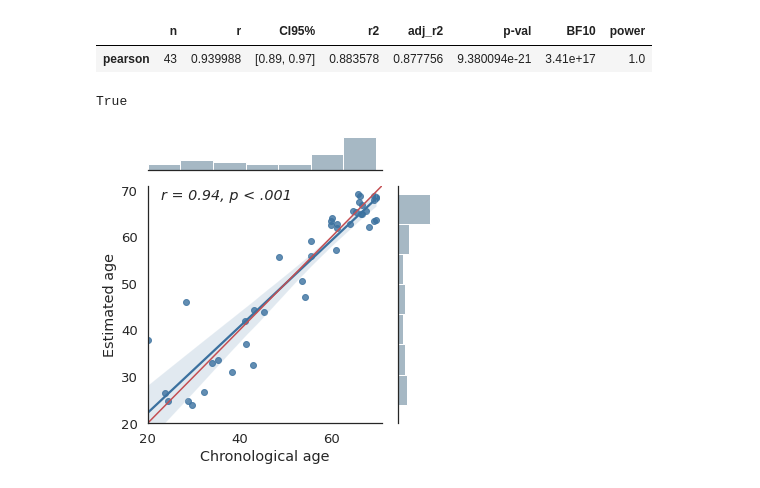
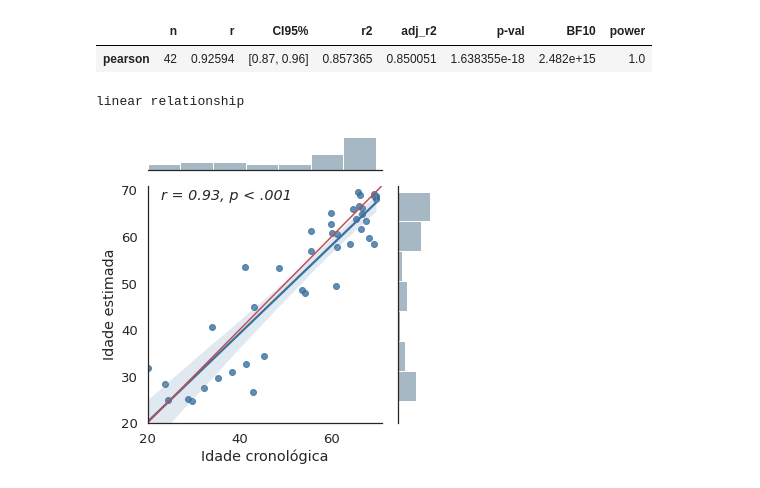
Before and after one commit to kapoloni/age_prediction, a Jupyter notebook: plots/plot_regression.ipynb, the cells around one changed output. Saved outputs shown, nothing was run; the diff lists cells and outputs as text; code cells hidden in the pictures.

```diff
--- a/plots/plot_regression.ipynb
+++ b/plots/plot_regression.ipynb
@@ -137,0 +166,27 @@ sns.boxplot(x="Diagnosis groups", y="MMSE", order=['CN', 'MCI', 'AD'],
+# %%
+# pt
+sns.set(context='notebook', style='white', palette='Set2', font='sans-serif',
+       font_scale=1.2, color_codes=True, rc={'figure.figsize':(20.7,20.27)})
+
+val = pd.read_csv('../predict_results/test_0-70_LR.csv', sep=',')
+val['Research Group'] = 'CN'
+val = val[['Name', 'True', 'Pred', 'Research Group']]
+val.columns = ['Image Filename', 'Chronological age', 'Estimated age', 'Research Group']
+
+pearson = pg.corr(val['Estimated age'], val['Chronological age'])
+display(pearson)
+print(pearson['p-val'][0]<0.001)
+
+sns.set(style='white', font_scale=1.2)
+g = sns.JointGrid(data=val, x='Chronological age', y='Estimated age',
+                  xlim=(20, 71), ylim=(20, 71), height=5)
+g.plot_joint(sns.regplot, color="xkcd:muted blue")
+g = g.plot_marginals(sns.histplot, color="xkcd:bluey grey")
+g.ax_joint.text(23, 68, 'r = ' + str(pearson.r[0].round(2)) + ', p < .001', fontstyle='italic')
+x0, x1 = g.ax_joint.get_xlim()
+y0, y1 = g.ax_joint.get_ylim()
+lims = [max(x0, y0), min(x1, y1)]
+g.ax_joint.plot(lims, lims, '-r')
+g.set_axis_labels('Idade cronológica', 'Idade estimada')
+plt.tight_layout()
+plt.savefig("correlation_0-70_LR_pt.pdf", bbox_inches='tight', dpi=300)
@@ -138,27 +228,30 @@ sns.boxplot(x="Diagnosis groups", y="MMSE", order=['CN', 'MCI', 'AD'],
 # %%
-val = pd.read_csv('../predict_results/test_0-70_LR.csv', sep=',')
+val = pd.read_csv('../predict_results/test_0-70_R.csv', sep=',')
 val['Research Group'] = 'CN'
 val = val[['Name', 'True', 'Pred', 'Research Group']]
-val.columns = ['Image Filename', 'Chronological age', 'Estimated age', 'Research Group']
+val.columns = ['Image Filename', 'Chronological age',
+               'Estimated age', 'Research Group']
 
 pearson = pg.corr(val['Estimated age'], val['Chronological age'])
 display(pearson)
-print(pearson['p-val'][0]<0.001)
-
+print("linear relationship" if pearson['p-val']
+      [0] < 0.001 else "not linear relationship")
 sns.set(style='white', font_scale=1.2)
 g = sns.JointGrid(data=val, x='Chronological age', y='Estimated age',
                   xlim=(20, 71), ylim=(20, 71), height=5)
 g.plot_joint(sns.regplot, color="xkcd:muted blue")
 g = g.plot_marginals(sns.histplot, color="xkcd:bluey grey")
-g.ax_joint.text(23, 68, 'r = ' + str(pearson.r[0].round(2)) + ', p < .001', fontstyle='italic')
+g.ax_joint.text(23, 68, 'r = ' +
+                str(pearson.r[0].round(2)) + ', p < .001', fontstyle='italic')
 x0, x1 = g.ax_joint.get_xlim()
 y0, y1 = g.ax_joint.get_ylim()
 lims = [max(x0, y0), min(x1, y1)]
 g.ax_joint.plot(lims, lims, '-r')
+g.set_axis_labels('Idade cronológica', 'Idade estimada')
 plt.tight_layout()
-plt.savefig("correlation_0-70_LR.pdf", bbox_inches='tight', dpi=300)
+plt.savefig("correlation_0-70_R_pt.pdf", bbox_inches='tight', dpi=300)
 # %% [output]
 |  | n | r | CI95% | r2 | adj_r2 | p-val | BF10 | power |
-| pearson | 43 | 0.939988 | [0.89, 0.97] | 0.883578 | 0.877756 | 9.380094e-21 | 3.41e+17 | 1.0 |
+| pearson | 42 | 0.92594 | [0.87, 0.96] | 0.857365 | 0.850051 | 1.638355e-18 | 2.482e+15 | 1.0 |
-True
+linear relationship
-[figure, old version]
+[figure, new version]
```
Also changed, not shown: parts of 15 cells of this notebook, 39 other files.
